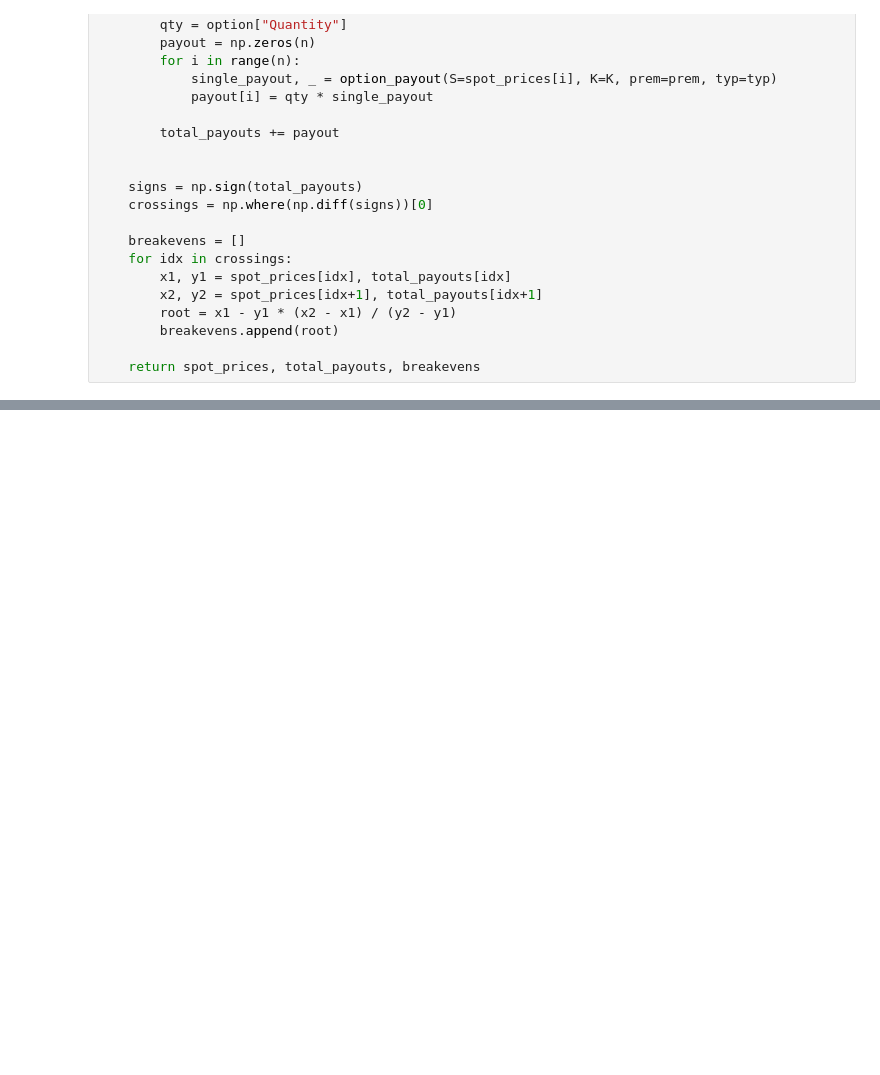
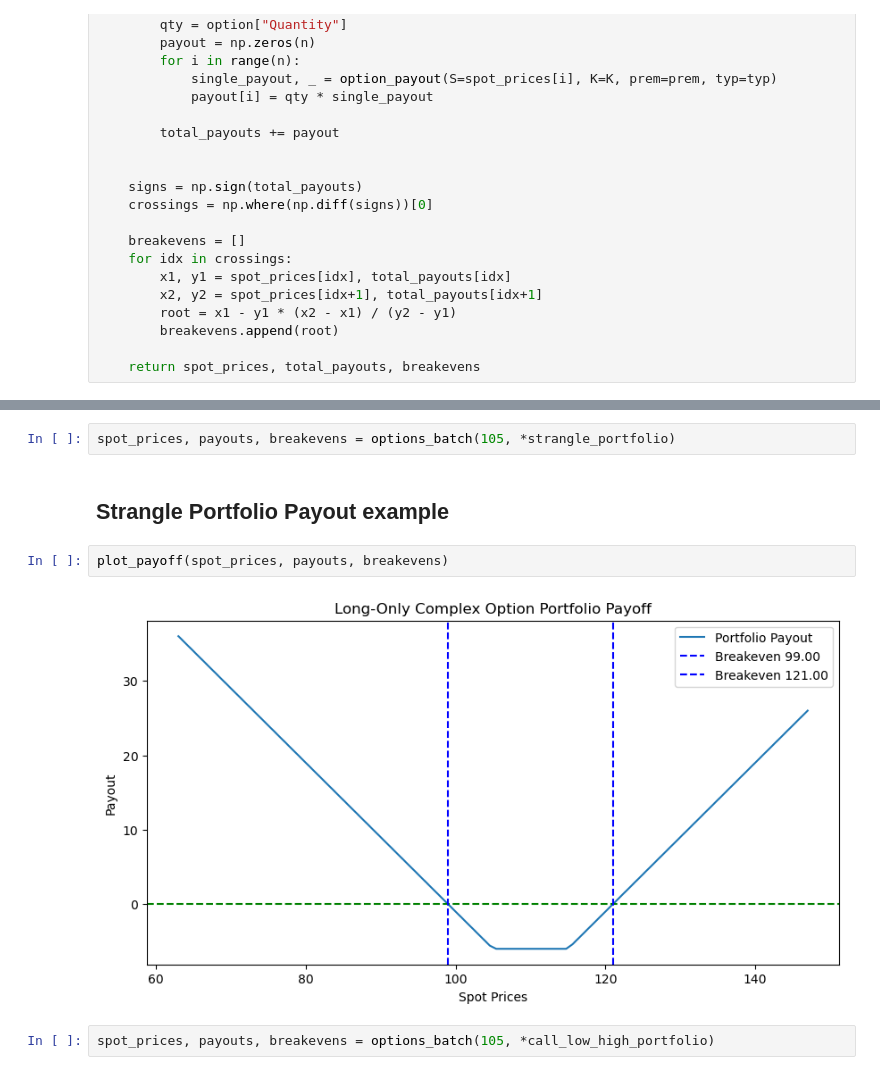
Before and after one commit to George-Dros/options-strategy-lab, a Jupyter notebook: PnL.ipynb, the cells around one changed output, grey strips where cells are left out. Cells and saved outputs as stored; diff of their text form; blank space fills up the shorter version.

```diff
--- a/PnL.ipynb
+++ b/PnL.ipynb
@@ -83,0 +88,10 @@ portfolio = [
+# %%
+spot_prices, payouts, breakevens = options_batch(105, *strangle_portfolio)
+# %% [markdown]
+## Strangle Portfolio Payout example
+# %%
+plot_payoff(spot_prices, payouts, breakevens)
+# %% [output]
+[figure, added]
+# %%
+spot_prices, payouts, breakevens = options_batch(105, *call_low_high_portfolio)
```
Also changed, not shown: parts of 16 cells of this notebook.
